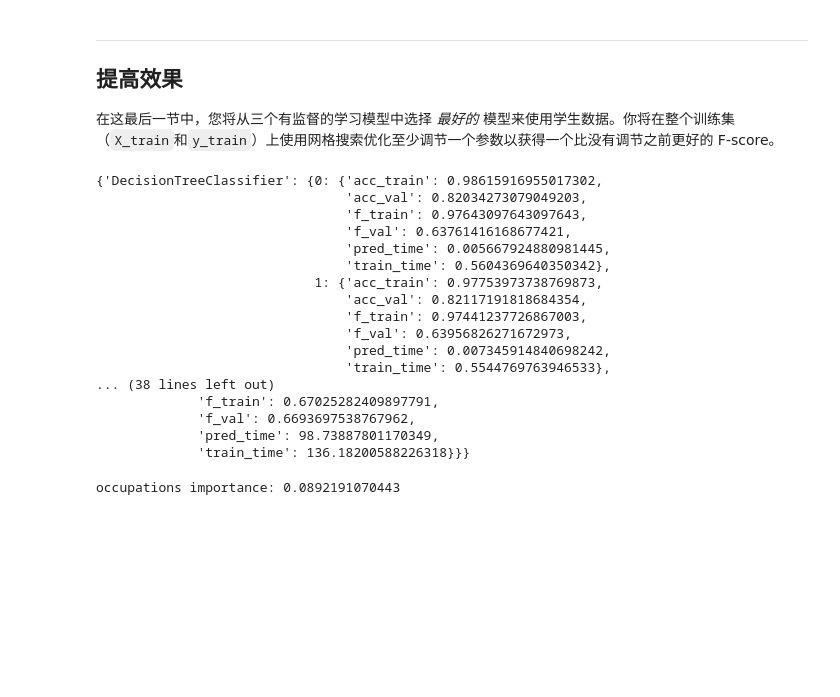
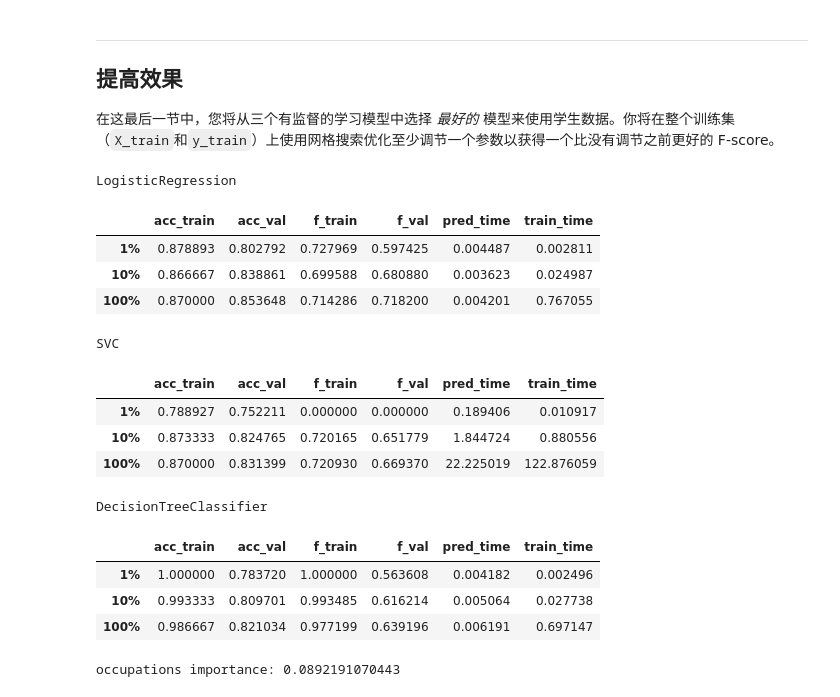
Before and after one commit to l0o0/finding_donors, a Jupyter notebook: finding_donors.ipynb, the cells around one changed output. Drawn from its saved outputs; the diff is of its cells as text; code cells hidden in the pictures; blank space fills up the shorter version.

```diff
--- a/finding_donors.ipynb
+++ b/finding_donors.ipynb
@@ -534,27 +534,28 @@ LogisticRegression trained on 28941 samples.
 ## 提高效果
 
 在这最后一节中，您将从三个有监督的学习模型中选择 *最好的* 模型来使用学生数据。你将在整个训练集（`X_train`和`y_train`）上使用网格搜索优化至少调节一个参数以获得一个比没有调节之前更好的 F-score。
-# %%
-from pprint import pprint
-pprint(results)
-# %% [output]
-{'DecisionTreeClassifier': {0: {'acc_train': 0.98615916955017302,
-                                'acc_val': 0.82034273079049203,
-                                'f_train': 0.97643097643097643,
-                                'f_val': 0.63761416168677421,
-                                'pred_time': 0.005667924880981445,
-                                'train_time': 0.5604369640350342},
-                            1: {'acc_train': 0.97753973738769873,
-                                'acc_val': 0.82117191818684354,
-                                'f_train': 0.97441237726867003,
-                                'f_val': 0.63956826271672973,
-                                'pred_time': 0.007345914840698242,
-                                'train_time': 0.5544769763946533},
-... (38 lines left out)
-             'f_train': 0.67025282409897791,
-             'f_val': 0.6693697538767962,
-             'pred_time': 98.73887801170349,
-             'train_time': 136.18200588226318}}}
+# %%
+for k in results.keys():
+    result_df = pd.DataFrame.from_dict(results[k]).T
+    result_df.index = ['1%', '10%', '100%']
+    print k
+    display(result_df)
+# %% [output]
+LogisticRegression
+|  | acc_train | acc_val | f_train | f_val | pred_time | train_time |
+| 1% | 0.878893 | 0.802792 | 0.727969 | 0.597425 | 0.004487 | 0.002811 |
+| 10% | 0.866667 | 0.838861 | 0.699588 | 0.680880 | 0.003623 | 0.024987 |
+| 100% | 0.870000 | 0.853648 | 0.714286 | 0.718200 | 0.004201 | 0.767055 |
+SVC
+|  | acc_train | acc_val | f_train | f_val | pred_time | train_time |
+| 1% | 0.788927 | 0.752211 | 0.000000 | 0.000000 | 0.189406 | 0.010917 |
+| 10% | 0.873333 | 0.824765 | 0.720165 | 0.651779 | 1.844724 | 0.880556 |
+| 100% | 0.870000 | 0.831399 | 0.720930 | 0.669370 | 22.225019 | 122.876059 |
+DecisionTreeClassifier
+|  | acc_train | acc_val | f_train | f_val | pred_time | train_time |
+| 1% | 1.000000 | 0.783720 | 1.000000 | 0.563608 | 0.004182 | 0.002496 |
+| 10% | 0.993333 | 0.809701 | 0.993485 | 0.616214 | 0.005064 | 0.027738 |
+| 100% | 0.986667 | 0.821034 | 0.977199 | 0.639196 | 0.006191 | 0.697147 |
 # %%
 occupations = np.where(X_train.columns.str.contains('occupation'))
 print "occupations importance:", np.sum(importances[occupations])
```
Also changed, not shown: parts of 4 cells of this notebook.
